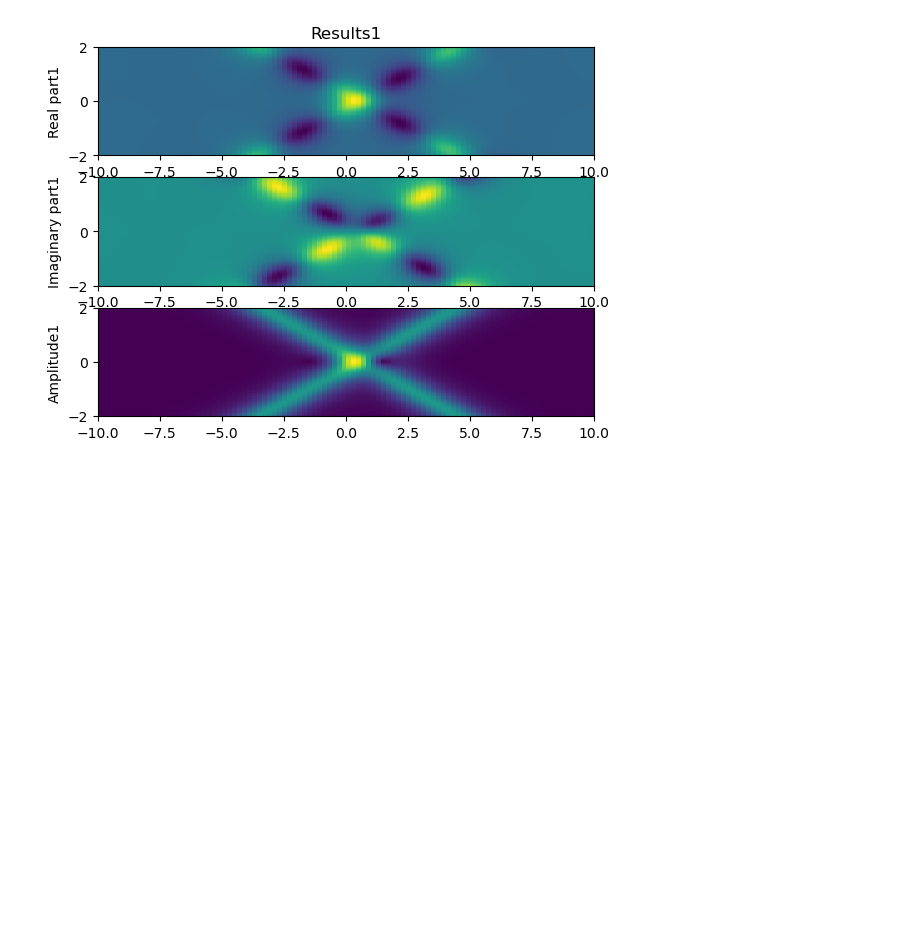
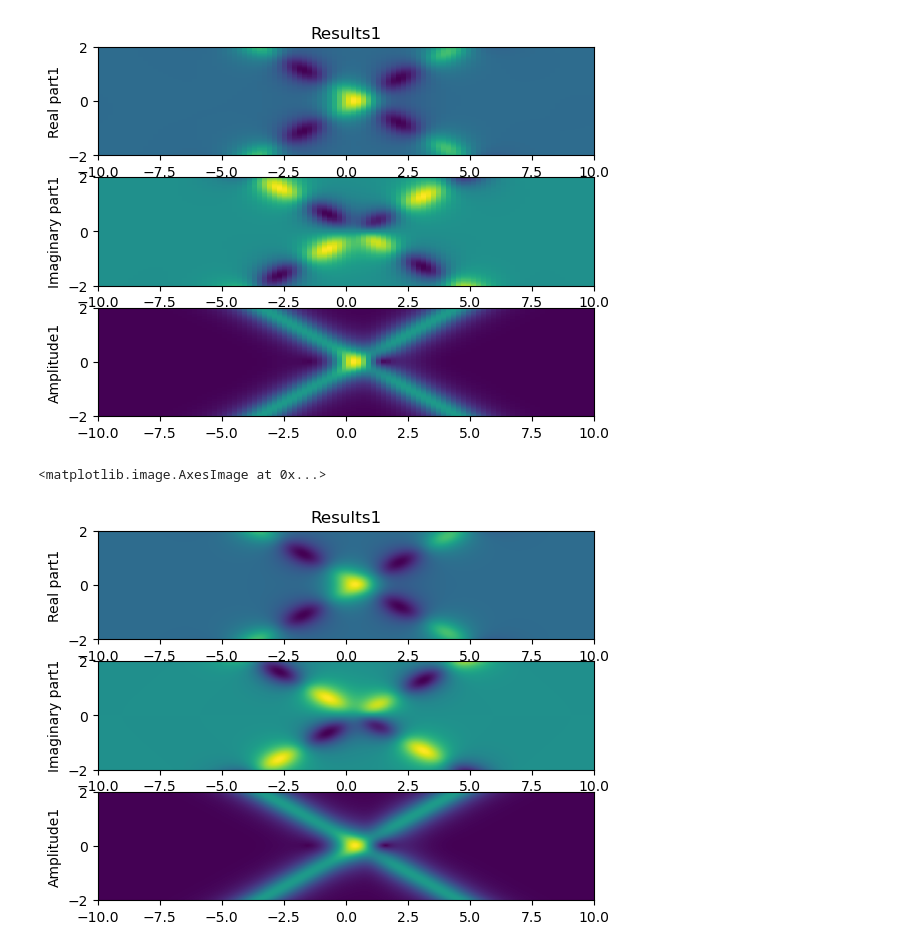
Before and after one commit to sk-yang666/PINN-on-NLS, a Jupyter notebook: NLS反问题 双孤子.ipynb, the cells around one changed output. Cells and saved outputs as stored; diff of their text form; code cells hidden in the pictures; blank space fills up the shorter version.

```diff
--- a/NLS反问题 双孤子.ipynb
+++ b/NLS反问题 双孤子.ipynb
@@ -578,3 +594,66 @@ ax[2].imshow(
 (10000, 1)
 <matplotlib.image.AxesImage at 0x...>
 [figure]
+# %%
+X = np.arange(-10, 10, 0.01)
+T = np.arange(-2, 2, 0.01)
+x, t = np.meshgrid(X, T)
+
+k1=1.5
+k2=1
+l1=1.5
+l2=-1
+nf1=0
+nf2=0
+ng1=0
+ng2=0
+k=complex(k1,-k2)
+kk=k.conjugate()
+l=complex(l1,-l2)
+ll=l.conjugate()
+nf=complex(nf1,-nf2)
+nff=nf.conjugate()
+ng=complex(ng1,-ng2)
+ngg=ng.conjugate()
+f=np.exp((0-1j)*(k**2)*(-t) + k*x+ nf)
+ff=f.conjugate()
+g=np.exp((0-1j)*(l**2)*(-t) + l*x+ ng)
+gg=g.conjugate()
+phi1=1+2*f*ff/((k+kk)**2)
+phi2=1+2*g*gg/((l+ll)**2)
+q1=f/phi1+g/phi2
+q2=1j*(f/phi1-g/phi2)
+
+fig, ax = plt.subplots(3)
+
+ax[0].set_title("Results1")
+ax[0].set_ylabel("Real part1")
+ax[0].imshow(
+    q1.real,
+    interpolation="nearest", #插值
+    cmap="viridis", #色彩图
+    extent=[ x_lower, x_upper,t_lower, t_upper], #极值
+    origin="lower",
+    aspect="auto",
+)
+ax[1].set_ylabel("Imaginary part1")
+ax[1].imshow(
+    q1.imag,
+    interpolation="nearest",
+    cmap="viridis",
+    extent=[ x_lower, x_upper,t_lower, t_upper],
+    origin="lower",
+    aspect="auto",
+)
+ax[2].set_ylabel("Amplitude1")
+ax[2].imshow(
+    np.abs(q1),
+    interpolation="nearest",
+    cmap="viridis",
+    extent=[ x_lower, x_upper,t_lower, t_upper],
+    origin="lower",
+    aspect="auto",
+)
+# %% [output]
+<matplotlib.image.AxesImage at 0x...>
+[figure, added]
```
Also changed, not shown: parts of 10 cells of this notebook, 2 other files.
